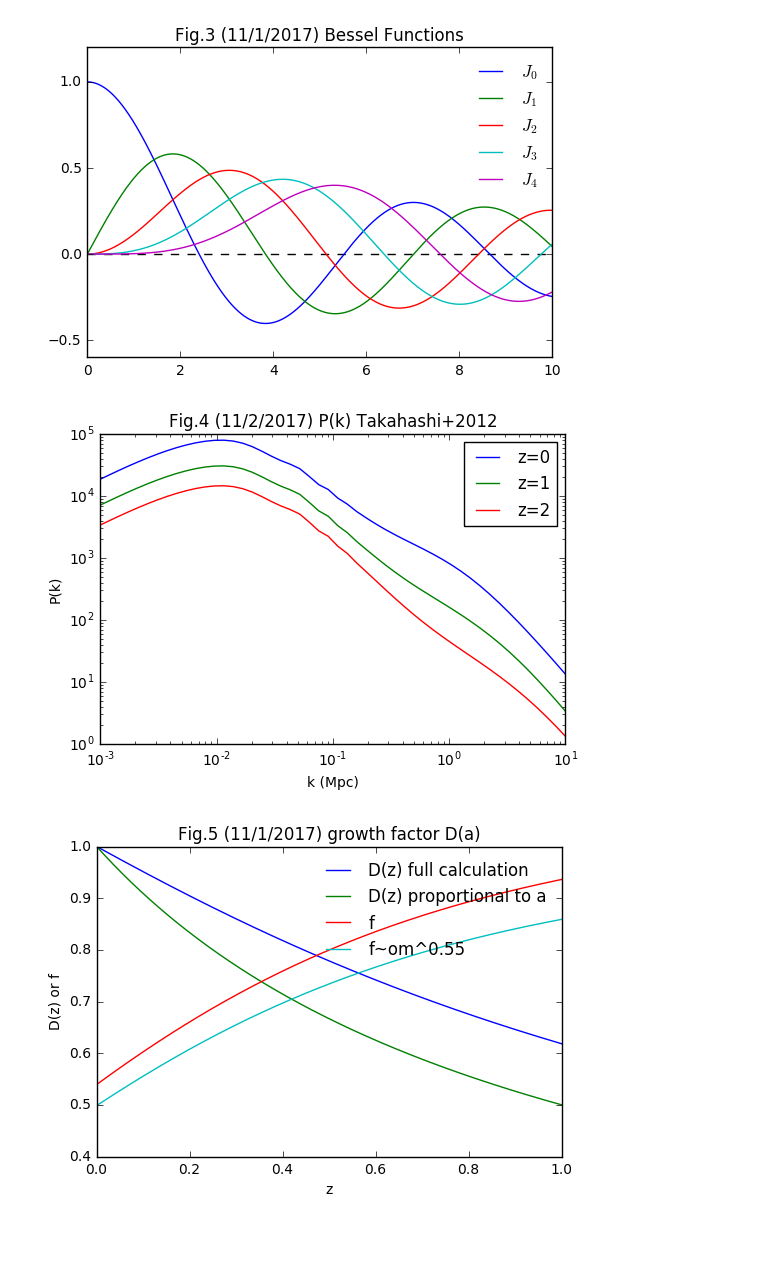
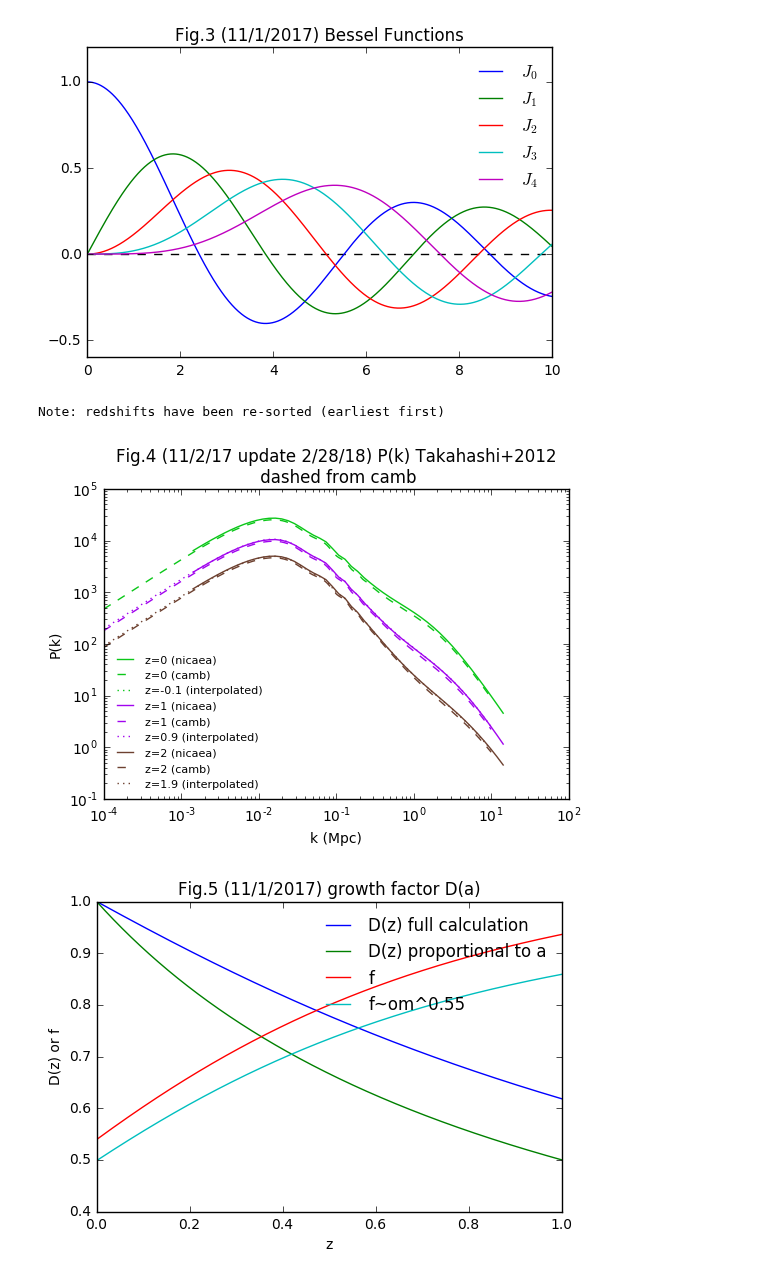
Before and after one commit to liuxx479/gplus, a Jupyter notebook: lowz.ipynb, the cells around one changed output. Saved outputs shown, nothing was run; the diff lists cells and outputs as text; code cells hidden in the pictures; blank space fills up the shorter version.

Commit message:
use camb to get Pk, for more redshift bins

```diff
--- a/lowz.ipynb
+++ b/lowz.ipynb
@@ -98,6 +101,25 @@ title('Fig.3 (11/1/2017) Bessel Functions')
 show()
 # %% [output]
 [figure]
+# %%
+### power spectrum from camb
+zarr = linspace(0,2,101)
+pars = camb.CAMBparams()
+pars.set_cosmology(H0=H0, ombh2=ob*h**2, omch2=oc*h**2)
+pars.InitPower.set_params(ns=0.965)
+pars.set_matter_power(redshifts=zarr, kmax=10.0)
+results = camb.get_results(pars)
+pars.NonLinear = model.NonLinear_both
+results.calc_power_spectra(pars)
+kh_nonlin, z_nonlin, pk_nonlin = results.get_matter_power_spectrum(minkh=1e-4, maxkh=10.0, npoints = 400)
+# %% [output]
+Note: redshifts have been re-sorted (earliest first)
+# %%
+iK2, iZ2 = meshgrid(kh_nonlin,zarr)
+Z2, K2 = iZ2.flatten(), iK2.flatten()
+Pk2 = array(pk_nonlin).flatten()
+Pmatter_interp2 = interpolate.CloughTocher2DInterpolator(array([log10(K2), Z2]).T, Pk2)
+Pmatter2 = lambda k, z: Pmatter_interp2 (log10(k), z)
 # %%
 ## interpolate Pk
 Ptable = genfromtxt('/Users/jia/weaklensing/cmblensing/P_delta_Hinshaw')
@@ -114,18 +136,25 @@ Pmatter = lambda k, z: Pmatter_interp (k, z)
 # %%
 karr = logspace(-3,1)
 f = figure()
 ax=f.add_subplot(111)
-for iz in linspace(0,2,3):
-    ax.plot(karr, Pmatter(karr,iz),label='z=%i'%(iz))
-ax.legend()
+
+seed(34)
+for iz in (0.,1.,2.):
+    icolor=rand(3)
+    ax.plot(karr/h, Pmatter(karr,iz)*h**3,color=icolor,label='z=%i (nicaea)'%(iz))
+   # print iz, where(zarr==iz)
+    ax.plot(kh_nonlin,pk_nonlin[int(where(zarr==iz)[0])],'--',color=icolor,label='z=%i (camb)'%(iz))
+    ax.plot(kh_nonlin,Pmatter2(kh_nonlin,iz-0.1),':',color=icolor,label='z=%s (interpolated)'%(iz-0.1))
+
+ax.legend(loc=0,frameon=0,fontsize=8)
 ax.set_xscale('log')
 ax.set_yscale('log')
 ax.set_xlabel('k (Mpc)')
 ax.set_ylabel('P(k)')
-title('Fig.4 (11/2/2017) P(k) Takahashi+2012')
+title('Fig.4 (11/2/17 update 2/28/18) P(k) Takahashi+2012\n dashed from camb')
 show()
 # %% [output]
-[figure, old version]
+[figure, new version]
 # %%
 ## growth D(a)
 zarr1=linspace(0,1,1001)
```
Also changed, not shown: parts of 6 cells of this notebook, 1 other file.
